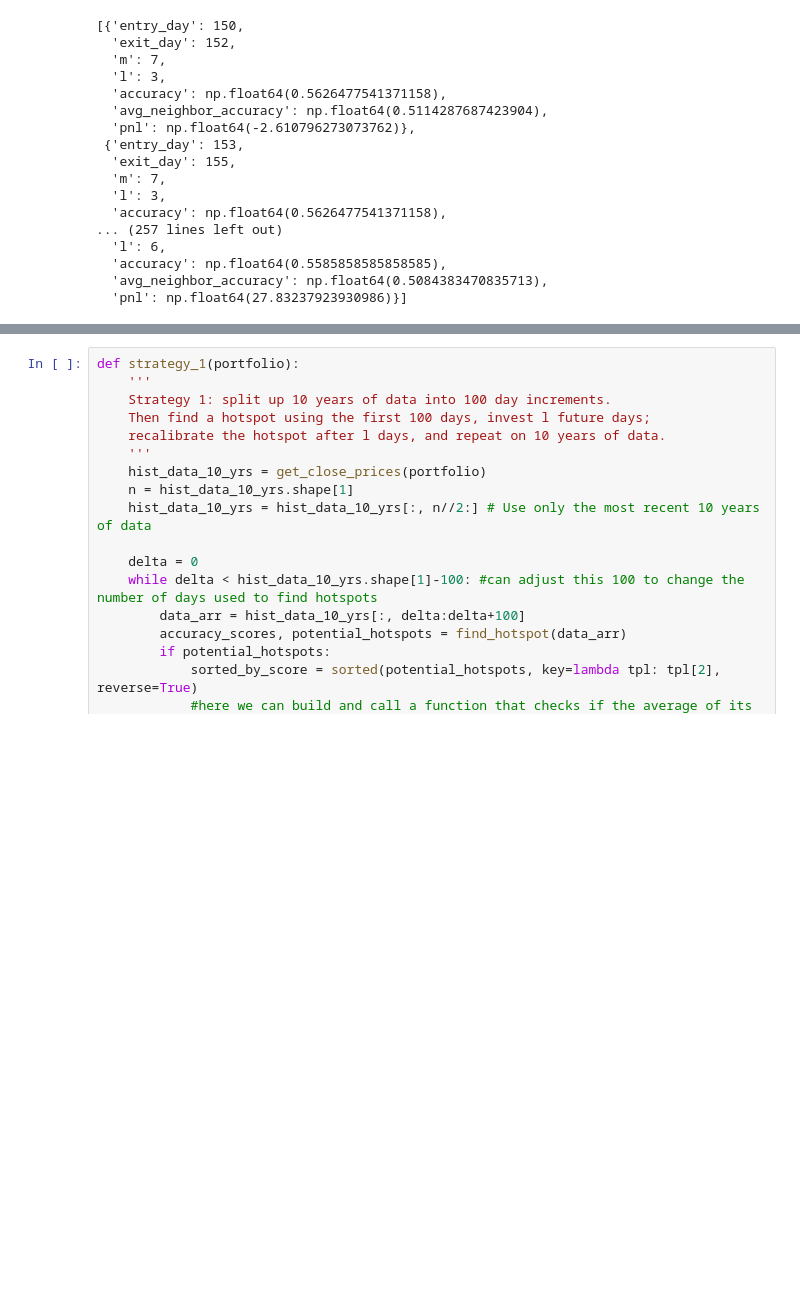
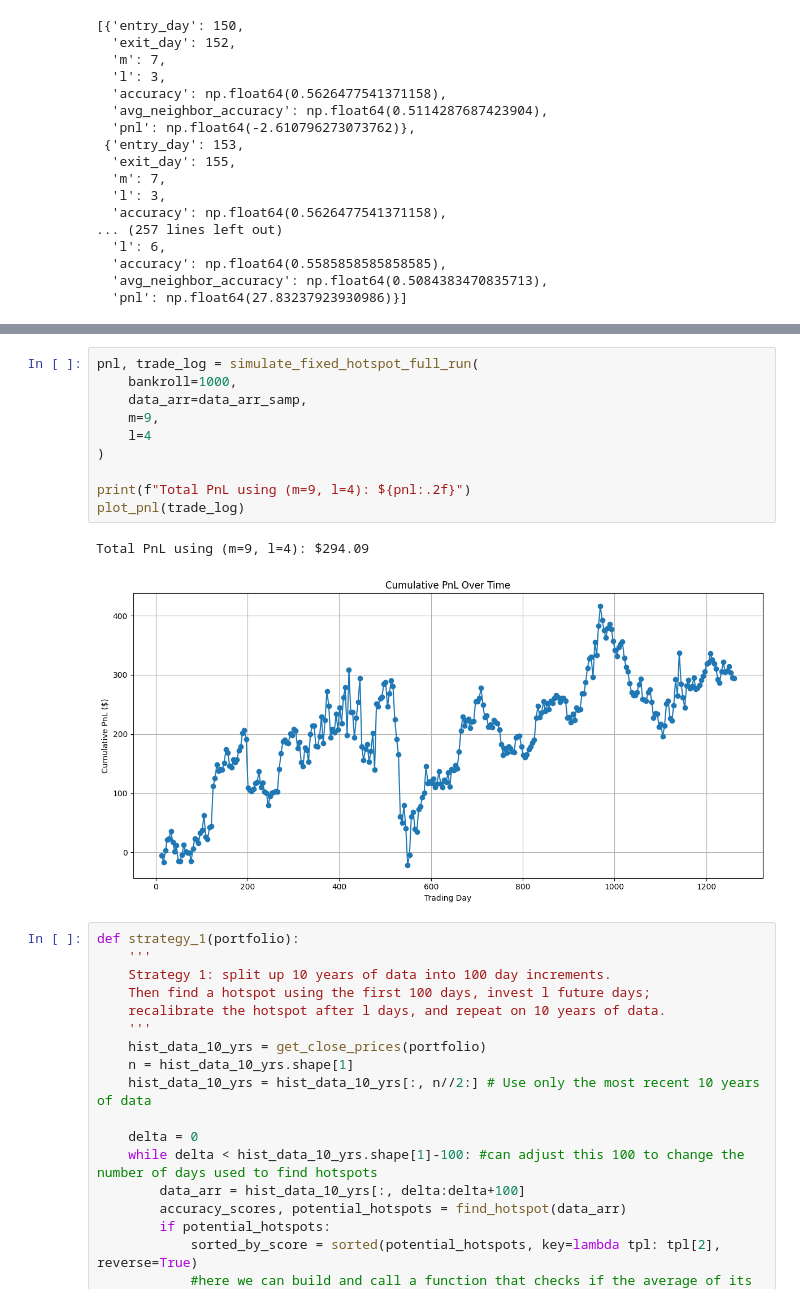
Before and after one commit to ckook24/Koopman-DMD-Algorithm, a Jupyter notebook: Koopman_DMD.ipynb, the cells around one changed output, grey strips where cells are left out. Saved outputs shown, nothing was run; the diff lists cells and outputs as text; blank space fills up the shorter version.

```diff
--- a/Koopman_DMD.ipynb
+++ b/Koopman_DMD.ipynb
@@ -677,3 +747,16 @@ static_trades
+# %%
+pnl, trade_log = simulate_fixed_hotspot_full_run(
+    bankroll=1000,
+    data_arr=data_arr_samp,
+    m=9,
+    l=4
+)
+
+print(f"Total PnL using (m=9, l=4): ${pnl:.2f}")
+plot_pnl(trade_log)
+# %% [output]
+Total PnL using (m=9, l=4): $294.09
+[figure, added]
 # %%
 def strategy_1(portfolio):
     '''
```
Also changed, not shown: parts of 6 cells of this notebook.
